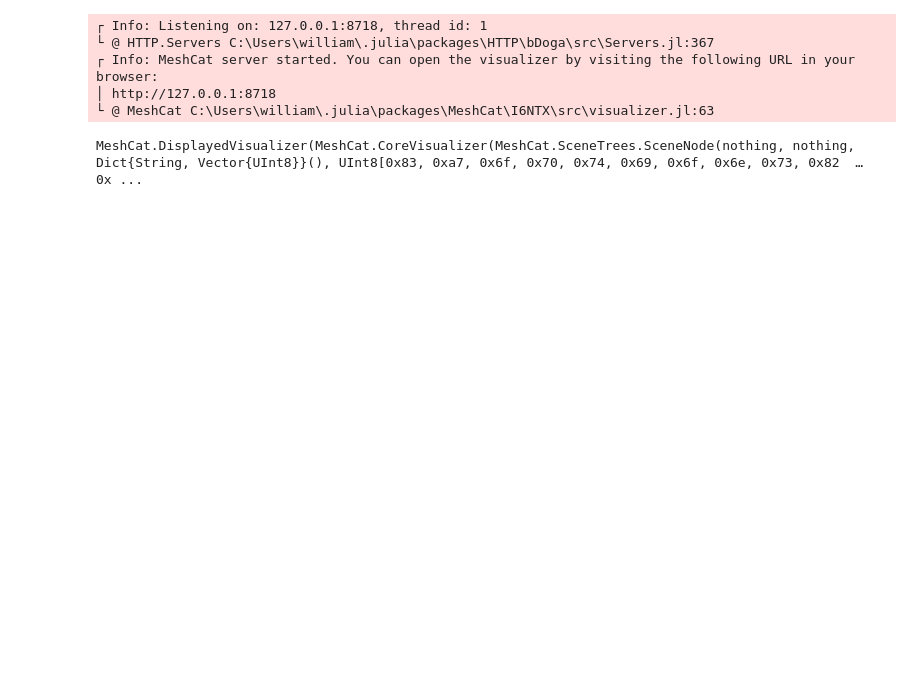
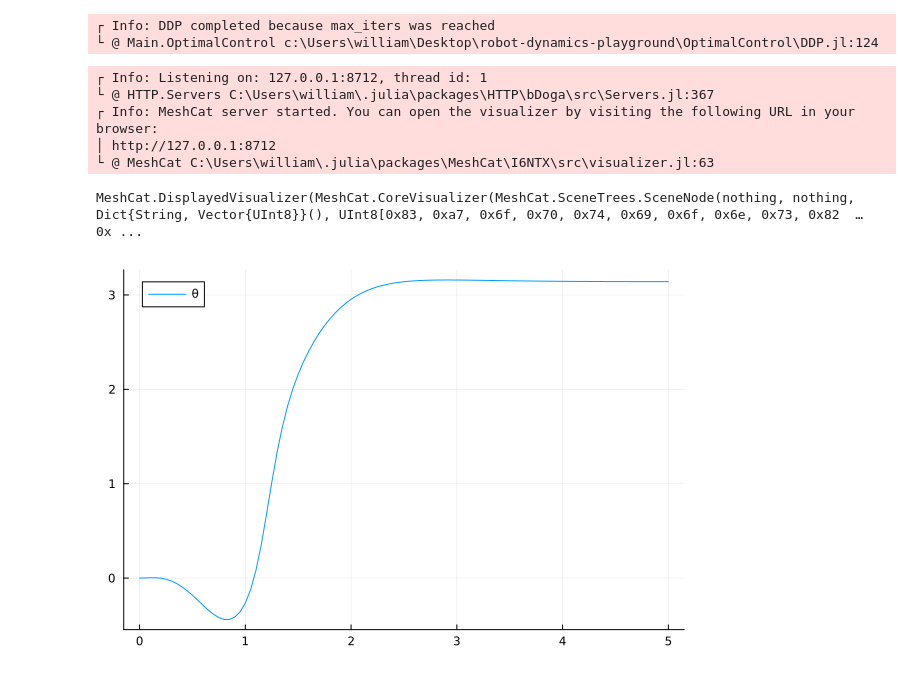
Before and after one commit to williamrob104/robot-dynamics-playground, a Jupyter notebook: demos/inverted_pendulum.ipynb, the cells around one changed output. Cells and saved outputs as stored; diff of their text form; code cells hidden in the pictures; blank space fills up the shorter version.

```diff
--- a/demos/inverted_pendulum.ipynb
+++ b/demos/inverted_pendulum.ipynb
@@ -24,28 +23,40 @@ include(joinpath(@__DIR__,"..","OptimalControl","OptimalControl.jl"));
 # %%
-x₀ = [0,0,0,0]
-x_goal = [0, π, 0, 0]
+x₀     = @SVector[0,0,0,0.]
+x_goal = @SVector[0,π,0,0.]
 
 Δt = 1/20
 N = 101
-u_guess = 1e-5 * ones(N-1)
+u_guess = [@SVector[0.0] for k = 1:N-1]
+
+Qₖ = I(4)
+Rₖ = 0.1
+Qₙ = 100 * I(4)
 
 state_trans_func = (xₖ,uₖ) -> dynamics_rk4(model, xₖ, uₖ, Δt)
-stage_cost = (k,xₖ,uₖ) -> 0.5 * (xₖ-x_goal)' * I(4) * (xₖ-x_goal) + 0.5 * uₖ' * 0.1 * uₖ
-terminal_cost = xₙ -> 0.5 * (xₙ-x_goal)' * (100*I(4)) * (xₙ-x_goal)
+stage_cost = (k,xₖ,uₖ) -> 0.5 * (xₖ-x_goal)' * Qₖ * (xₖ-x_goal) + 0.5 * uₖ' * Rₖ * uₖ
+terminal_cost = xₙ -> 0.5 * (xₙ-x_goal)' * Qₙ * (xₙ-x_goal)
 
-
-OptimalControl.DDP(state_trans_func, stage_cost, terminal_cost, N, x₀, u_guess)
+sol = OptimalControl.DDP(state_trans_func, stage_cost, terminal_cost, x₀, u_guess);
+# %% [output]
+┌ Info: DDP completed because max_iters was reached
+└ @ Main.OptimalControl c:\Users\william\Desktop\robot-dynamics-playground\OptimalControl\DDP.jl:124
+# %%
+vis = mc.Visualizer();
+# %% [output]
+┌ Info: Listening on: 127.0.0.1:8712, thread id: 1
+└ @ HTTP.Servers C:\Users\william\.julia\packages\HTTP\bDoga\src\Servers.jl:367
+┌ Info: MeshCat server started. You can open the visualizer by visiting the following URL in your browser:
+│ http://127.0.0.1:8712
+└ @ MeshCat C:\Users\william\.julia\packages\MeshCat\I6NTX\src\visualizer.jl:63
 # %%
-vis = mc.Visualizer()
-
 set_mesh!(vis, model)
-animate!(vis, model, X, Δt)
+animate!(vis, model, sol.x, Δt)
 
 display(mc.render(vis))
 # %% [output]
-┌ Info: Listening on: 127.0.0.1:8718, thread id: 1
-└ @ HTTP.Servers C:\Users\william\.julia\packages\HTTP\bDoga\src\Servers.jl:367
-┌ Info: MeshCat server started. You can open the visualizer by visiting the following URL in your browser:
-│ http://127.0.0.1:8718
-└ @ MeshCat C:\Users\william\.julia\packages\MeshCat\I6NTX\src\visualizer.jl:63
+MeshCat.DisplayedVisualizer(MeshCat.CoreVisualizer(MeshCat.SceneTrees.SceneNode(nothing, nothing, Dict{String, Vector{UInt8}}(), UInt8[0x83, 0xa7, 0x6f, 0x70, 0x74, 0x69, 0x6f, 0x6e, 0x73, 0x82  …  0x ...
-MeshCat.DisplayedVisualizer(MeshCat.CoreVisualizer(MeshCat.SceneTrees.SceneNode(nothing, nothing, Dict{String, Vector{UInt8}}(), UInt8[0x83, 0xa7, 0x6f, 0x70, 0x74, 0x69, 0x6f, 0x6e, 0x73, 0x82  …  0x ...
+# %%
+data = reshape(reinterpret(Float64, sol.x), 4,:)'
+plot((0:N-1)*Δt, data[:,2], label=raw"\theta")
+# %% [output]
+[figure, added]
```
Also changed, not shown: parts of 5 cells of this notebook, 3 other files.
